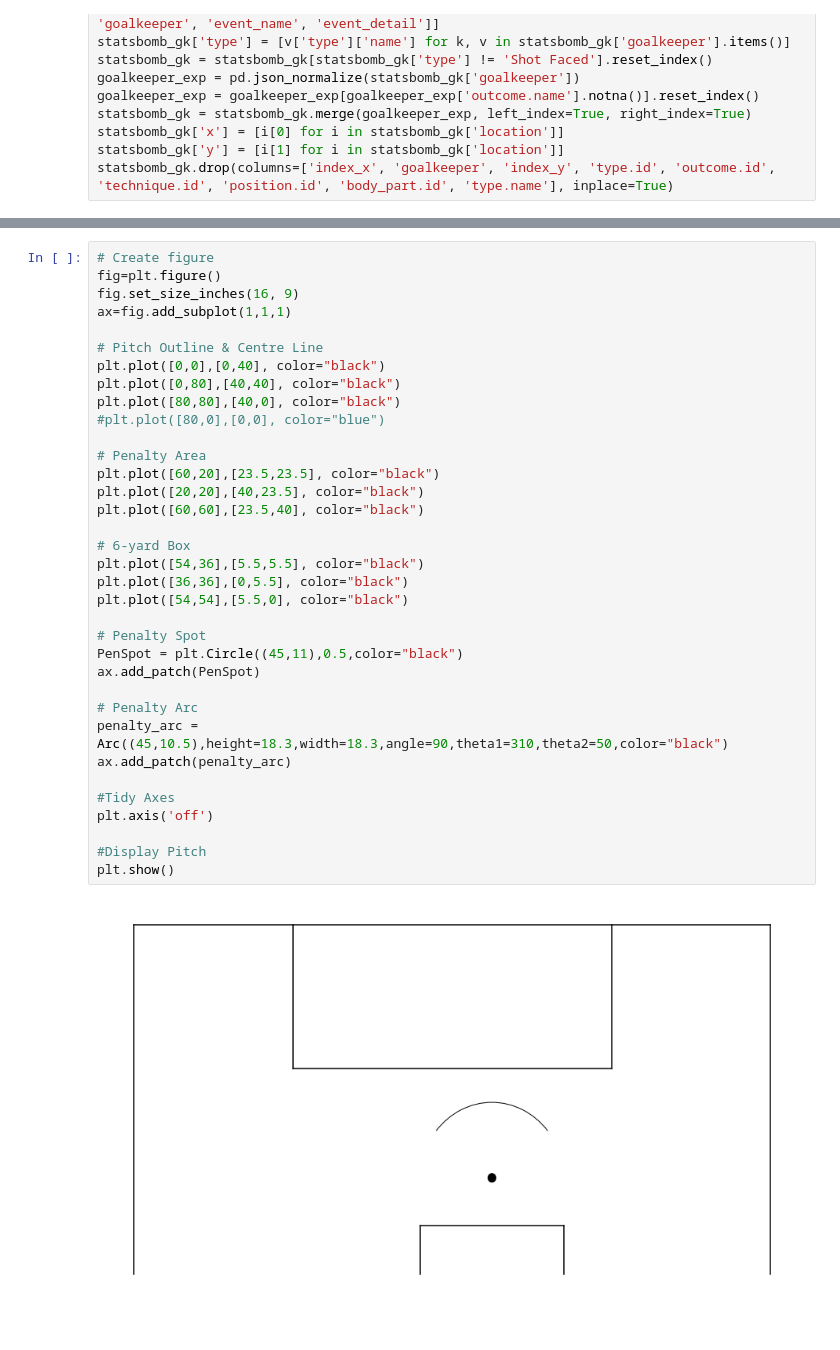
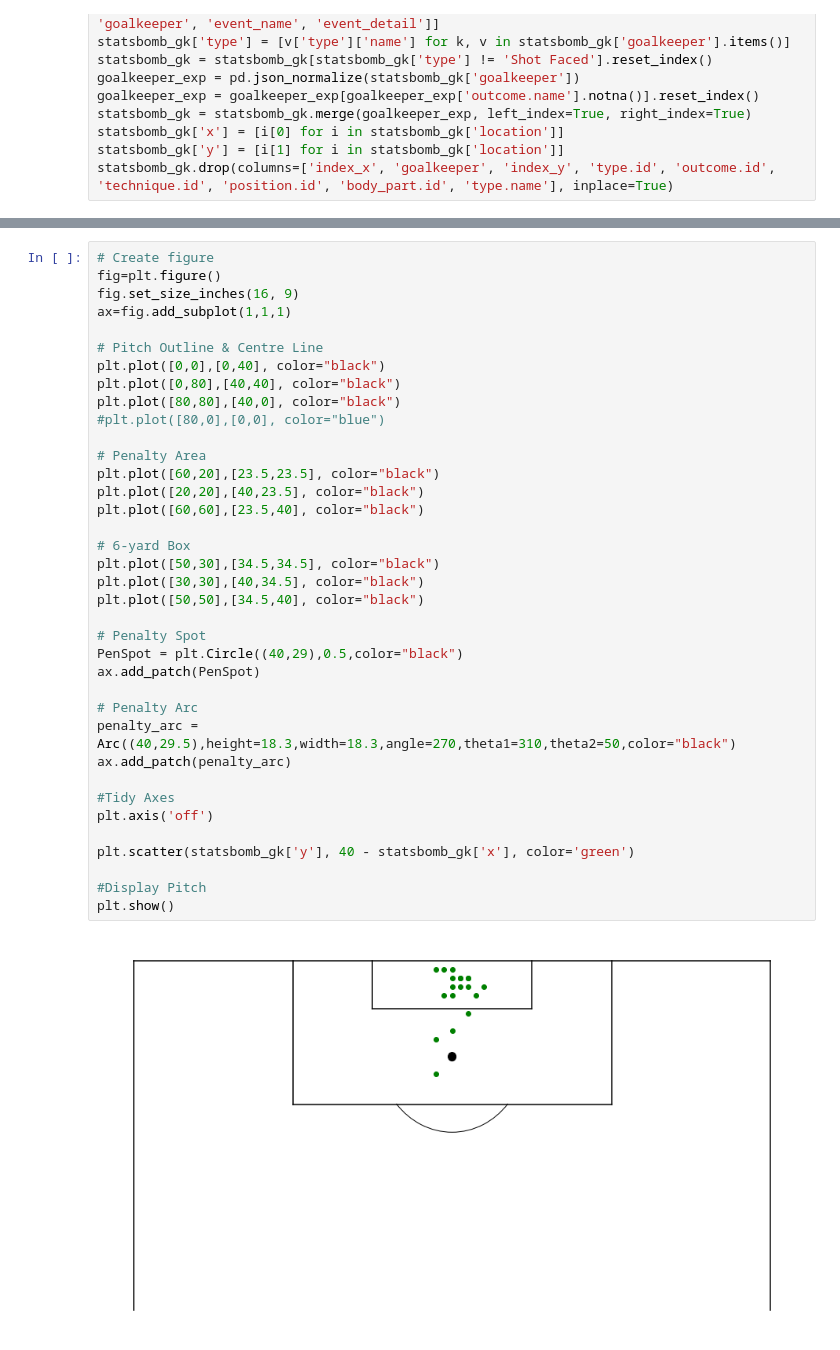
Before and after one commit to keepertrainer78698/youth-base, a Jupyter notebook: goalkeeping/int-goalkeeping/events.ipynb, the cells around one changed output, grey strips where cells are left out. Drawn from its saved outputs; the diff is of its cells as text.

```diff
--- a/goalkeeping/int-goalkeeping/events.ipynb
+++ b/goalkeeping/int-goalkeeping/events.ipynb
@@ -340,36 +340,38 @@ plt.show()
 # Create figure
 fig=plt.figure()
 fig.set_size_inches(16, 9)
 ax=fig.add_subplot(1,1,1)
 
 # Pitch Outline & Centre Line
 plt.plot([0,0],[0,40], color="black")
 plt.plot([0,80],[40,40], color="black")
 plt.plot([80,80],[40,0], color="black")
 #plt.plot([80,0],[0,0], color="blue")
 
 # Penalty Area
 plt.plot([60,20],[23.5,23.5], color="black")
 plt.plot([20,20],[40,23.5], color="black")
 plt.plot([60,60],[23.5,40], color="black")
 
 # 6-yard Box
-plt.plot([54,36],[5.5,5.5], color="black")
-plt.plot([36,36],[0,5.5], color="black")
-plt.plot([54,54],[5.5,0], color="black")
+plt.plot([50,30],[34.5,34.5], color="black")
+plt.plot([30,30],[40,34.5], color="black")
+plt.plot([50,50],[34.5,40], color="black")
 
 # Penalty Spot
-PenSpot = plt.Circle((45,11),0.5,color="black")
+PenSpot = plt.Circle((40,29),0.5,color="black")
 ax.add_patch(PenSpot)
 
 # Penalty Arc
-penalty_arc = Arc((45,10.5),height=18.3,width=18.3,angle=90,theta1=310,theta2=50,color="black")
+penalty_arc = Arc((40,29.5),height=18.3,width=18.3,angle=270,theta1=310,theta2=50,color="black")
 ax.add_patch(penalty_arc)
 
 #Tidy Axes
 plt.axis('off')
 
+plt.scatter(statsbomb_gk['y'], 40 - statsbomb_gk['x'], color='green')
+
 #Display Pitch
 plt.show()
 # %% [output]
-[figure, old version]
+[figure, new version]
```
Also changed, not shown: parts of 3 cells of this notebook.
